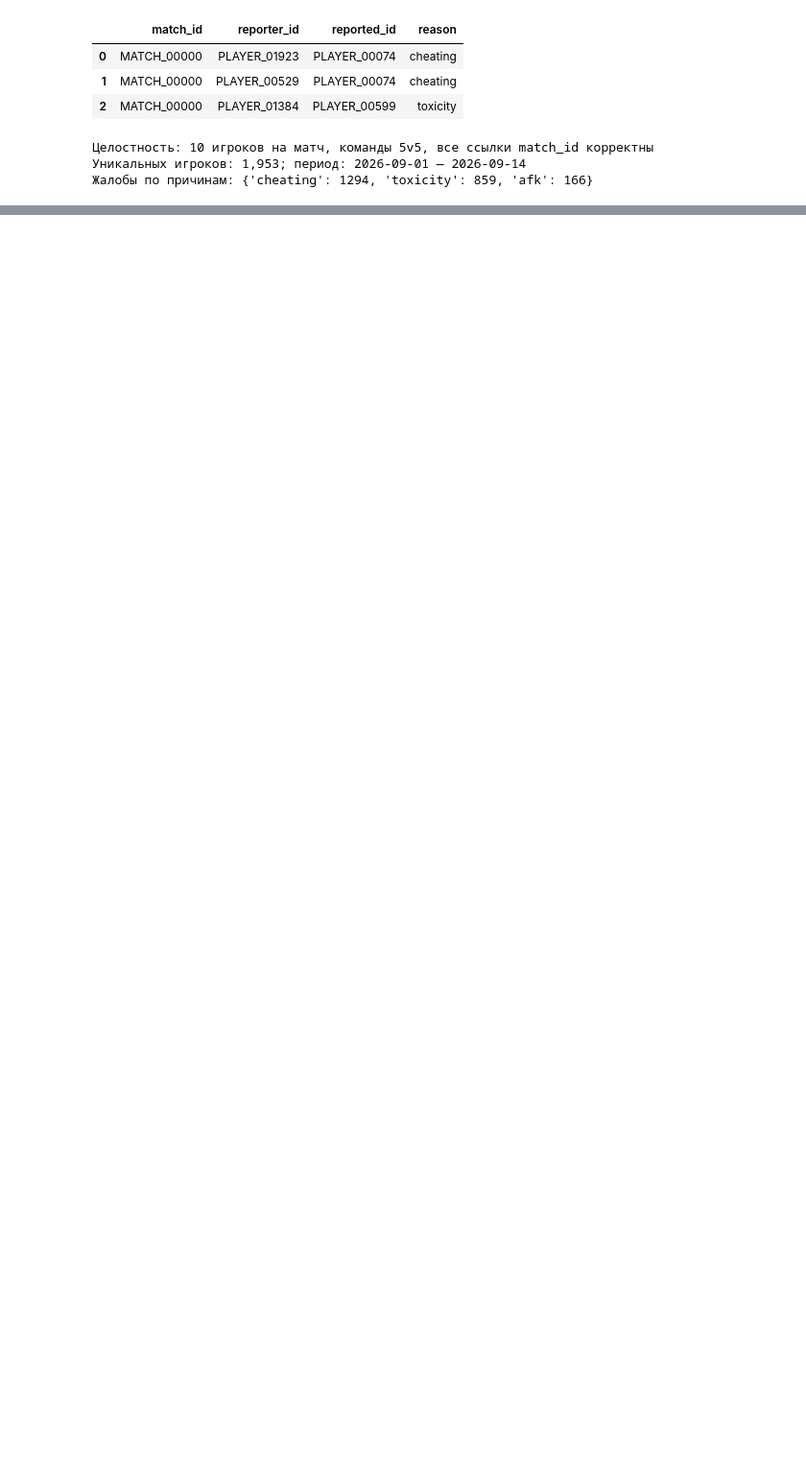
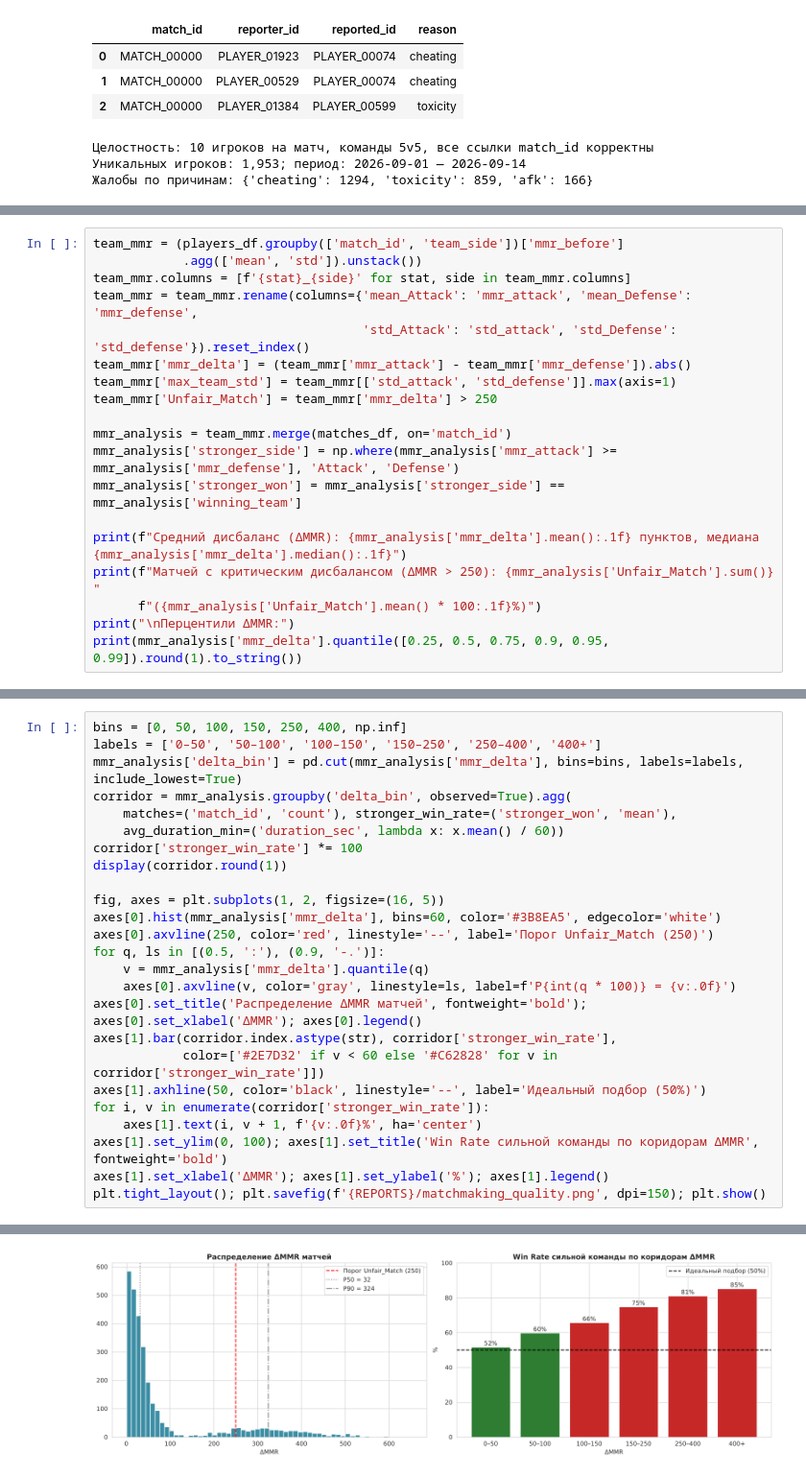
Before and after one commit to dan234tyu/game-analytics-lab4, a Jupyter notebook: notebooks/04_multiplayer_analytics.ipynb, the cells around one changed output, grey strips where cells are left out. Shown at 96% size. Saved outputs shown, nothing was run; the diff lists cells and outputs as text; blank space fills up the shorter version.

Commit message:
feat: matchmaking quality module (MMR delta, StDev, win rate corridors)

```diff
--- a/notebooks/04_multiplayer_analytics.ipynb
+++ b/notebooks/04_multiplayer_analytics.ipynb
@@ -90,0 +96,19 @@ print("Жалобы по причинам:", reports_df['reason'].value_counts()
+# %%
+team_mmr = (players_df.groupby(['match_id', 'team_side'])['mmr_before']
+            .agg(['mean', 'std']).unstack())
+team_mmr.columns = [f'{stat}_{side}' for stat, side in team_mmr.columns]
+team_mmr = team_mmr.rename(columns={'mean_Attack': 'mmr_attack', 'mean_Defense': 'mmr_defense',
+                                    'std_Attack': 'std_attack', 'std_Defense': 'std_defense'}).reset_index()
+team_mmr['mmr_delta'] = (team_mmr['mmr_attack'] - team_mmr['mmr_defense']).abs()
+team_mmr['max_team_std'] = team_mmr[['std_attack', 'std_defense']].max(axis=1)
+team_mmr['Unfair_Match'] = team_mmr['mmr_delta'] > 250
+
+mmr_analysis = team_mmr.merge(matches_df, on='match_id')
+mmr_analysis['stronger_side'] = np.where(mmr_analysis['mmr_attack'] >= mmr_analysis['mmr_defense'], 'Attack', 'Defense')
+mmr_analysis['stronger_won'] = mmr_analysis['stronger_side'] == mmr_analysis['winning_team']
+
+print(f"Средний дисбаланс (ΔMMR): {mmr_analysis['mmr_delta'].mean():.1f} пунктов, медиана {mmr_analysis['mmr_delta'].median():.1f}")
+print(f"Матчей с критическим дисбалансом (ΔMMR > 250): {mmr_analysis['Unfair_Match'].sum()} "
+      f"({mmr_analysis['Unfair_Match'].mean() * 100:.1f}%)")
+print("\nПерцентили ΔMMR:")
+print(mmr_analysis['mmr_delta'].quantile([0.25, 0.5, 0.75, 0.9, 0.95, 0.99]).round(1).to_string())
@@ -90,0 +128,26 @@ print("Жалобы по причинам:", reports_df['reason'].value_counts()
+# %%
+bins = [0, 50, 100, 150, 250, 400, np.inf]
+labels = ['0–50', '50–100', '100–150', '150–250', '250–400', '400+']
+mmr_analysis['delta_bin'] = pd.cut(mmr_analysis['mmr_delta'], bins=bins, labels=labels, include_lowest=True)
+corridor = mmr_analysis.groupby('delta_bin', observed=True).agg(
+    matches=('match_id', 'count'), stronger_win_rate=('stronger_won', 'mean'),
+    avg_duration_min=('duration_sec', lambda x: x.mean() / 60))
+corridor['stronger_win_rate'] *= 100
+display(corridor.round(1))
+
+fig, axes = plt.subplots(1, 2, figsize=(16, 5))
+axes[0].hist(mmr_analysis['mmr_delta'], bins=60, color='#3B8EA5', edgecolor='white')
+axes[0].axvline(250, color='red', linestyle='--', label='Порог Unfair_Match (250)')
+for q, ls in [(0.5, ':'), (0.9, '-.')]:
+    v = mmr_analysis['mmr_delta'].quantile(q)
+    axes[0].axvline(v, color='gray', linestyle=ls, label=f'P{int(q * 100)} = {v:.0f}')
+axes[0].set_title('Распределение ΔMMR матчей', fontweight='bold'); axes[0].set_xlabel('ΔMMR'); axes[0].legend()
+axes[1].bar(corridor.index.astype(str), corridor['stronger_win_rate'],
+            color=['#2E7D32' if v < 60 else '#C62828' for v in corridor['stronger_win_rate']])
+axes[1].axhline(50, color='black', linestyle='--', label='Идеальный подбор (50%)')
+for i, v in enumerate(corridor['stronger_win_rate']):
+    axes[1].text(i, v + 1, f'{v:.0f}%', ha='center')
+axes[1].set_ylim(0, 100); axes[1].set_title('Win Rate сильной команды по коридорам ΔMMR', fontweight='bold')
+axes[1].set_xlabel('ΔMMR'); axes[1].set_ylabel('%'); axes[1].legend()
+plt.tight_layout(); plt.savefig(f'{REPORTS}/matchmaking_quality.png', dpi=150); plt.show()
+# %% [output]
@@ -90,0 +162 @@ print("Жалобы по причинам:", reports_df['reason'].value_counts()
+[figure, added]
```
Also changed, not shown: parts of 6 cells of this notebook, 2 other files.
